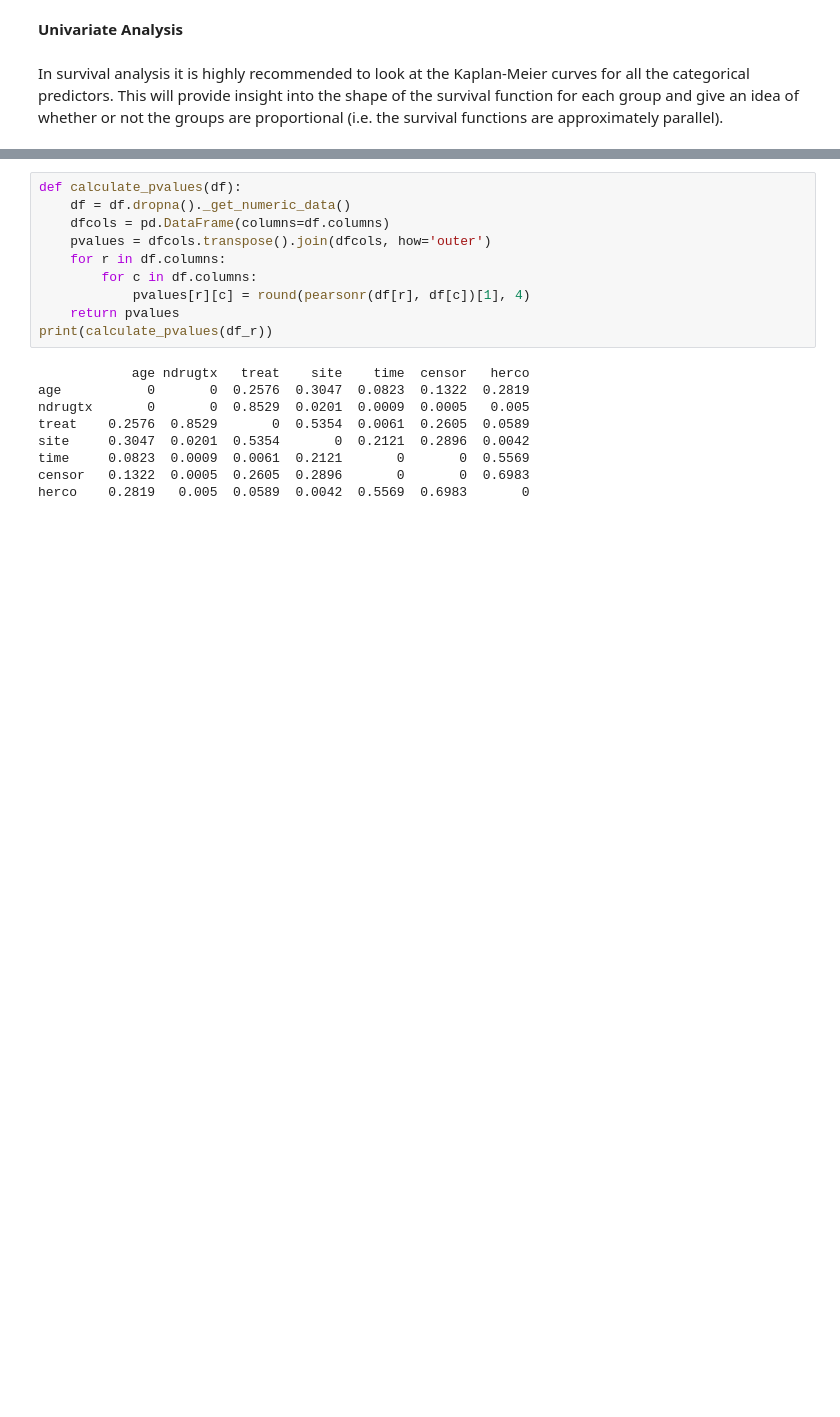
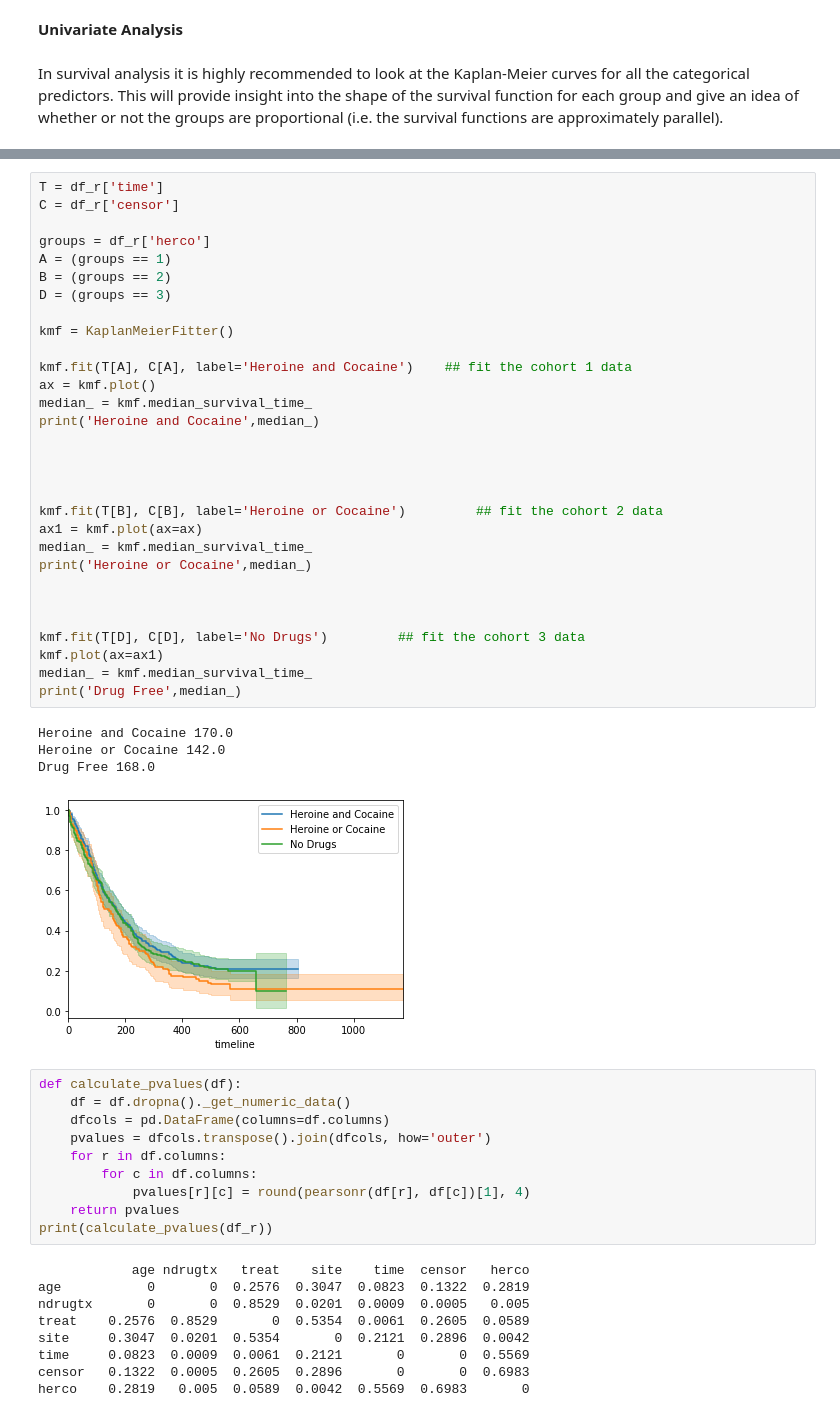
Before and after one commit to johnnypr/SQL-JOB, a Jupyter notebook: Projects/PROJECT 5/survival_analysis.ipynb, the cells around one changed output, grey strips where cells are left out. Cells and saved outputs as stored; diff of their text form; blank space fills up the shorter version.

```diff
--- a/Projects/PROJECT 5/survival_analysis.ipynb
+++ b/Projects/PROJECT 5/survival_analysis.ipynb
@@ -115,3 +139,38 @@ Median User Return Time 194.0
+# %%
+T = df_r['time']
+C = df_r['censor']
+
+groups = df_r['herco']
+A = (groups == 1)
+B = (groups == 2)
+D = (groups == 3)
+
+kmf = KaplanMeierFitter()
+
+kmf.fit(T[A], C[A], label='Heroine and Cocaine')    ## fit the cohort 1 data
+ax = kmf.plot()
+median_ = kmf.median_survival_time_
+print('Heroine and Cocaine',median_)
+
+
+
+
+kmf.fit(T[B], C[B], label='Heroine or Cocaine')         ## fit the cohort 2 data
+ax1 = kmf.plot(ax=ax)
+median_ = kmf.median_survival_time_
+print('Heroine or Cocaine',median_)
+
+
+
+kmf.fit(T[D], C[D], label='No Drugs')         ## fit the cohort 3 data
+kmf.plot(ax=ax1)
+median_ = kmf.median_survival_time_
+print('Drug Free',median_)
+# %% [output]
+Heroine and Cocaine 170.0
+Heroine or Cocaine 142.0
+Drug Free 168.0
+[figure, added]
 # %%
 def calculate_pvalues(df):
     df = df.dropna()._get_numeric_data()
```
Also changed, not shown: parts of 14 cells of this notebook.
